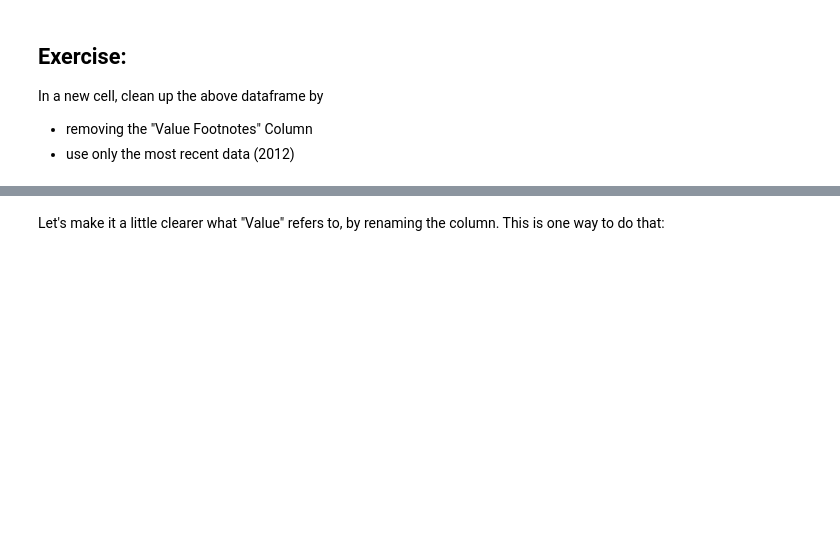
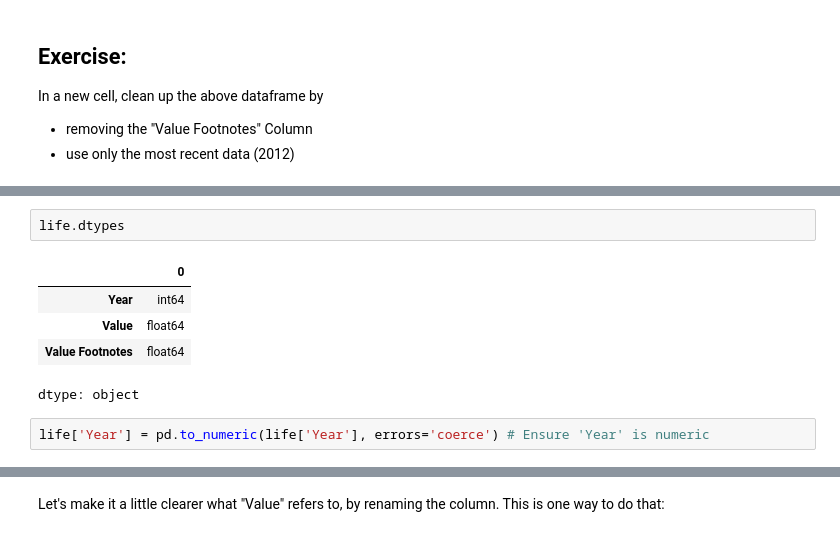
Before and after one commit to awenroberts/QM2, a Jupyter notebook: Copy_of_W6_Merging_and_Joining_in_Python.ipynb, the cells around one changed output, grey strips where cells are left out. Cells and saved outputs as stored; diff of their text form; blank space fills up the shorter version.

```diff
--- a/Copy_of_W6_Merging_and_Joining_in_Python.ipynb
+++ b/Copy_of_W6_Merging_and_Joining_in_Python.ipynb
@@ -507,0 +564,10 @@ In a new cell, clean up the above dataframe by
+# %%
+life.dtypes
+# %% [output]
+|  | 0 |
+| Year | int64 |
+| Value | float64 |
+| Value Footnotes | float64 |
+dtype: object
+# %%
+life['Year'] = pd.to_numeric(life['Year'], errors='coerce') # Ensure 'Year' is numeric
```
Also changed, not shown: parts of 12 cells of this notebook.
